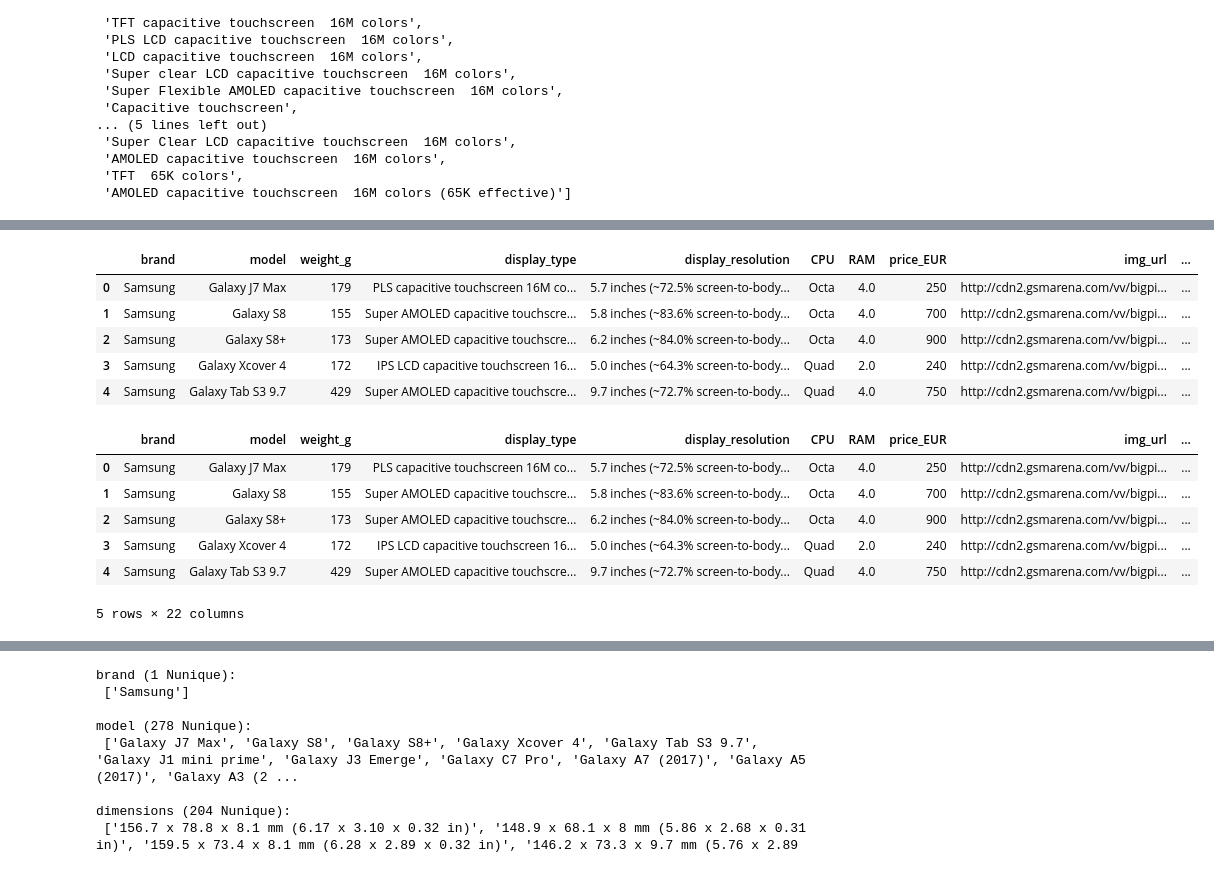
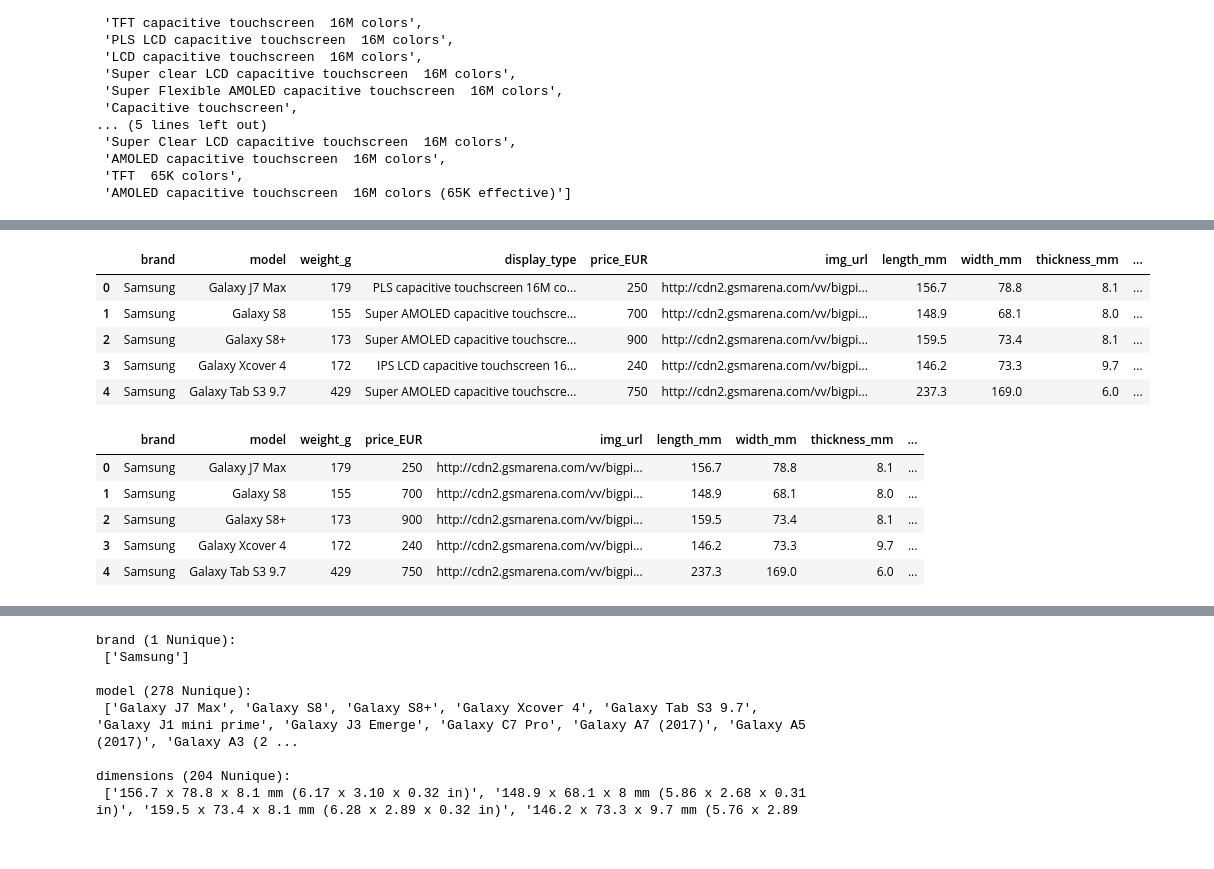
Before and after one commit to TheOX7/Handphone-SAW-Algorithm-Streamlit, a Jupyter notebook: saw.ipynb, the cells around one changed output, grey strips where cells are left out. Saved outputs shown, nothing was run; the diff lists cells and outputs as text; code cells hidden in the pictures.

Commit message:
Modify.ipynb file for Data Cleansing-2

```diff
--- a/saw.ipynb
+++ b/saw.ipynb
@@ -137,60 +146,62 @@ list(df_testing['display_type'].unique())
 # %%
 import re
 
-# 1. Ambil value persentase screen-to-body-ratio dari kolom 'display_resolution'
+# 1. Ambil nilai persentase screen-to-body-ratio dari kolom display_resolution
 df_testing['screen_to_body_ratio'] = df_testing['display_resolution'].str.extract(r'~([\d.]+)% screen-to-body ratio')
 df_testing['screen_to_body_ratio'] = pd.to_numeric(df_testing['screen_to_body_ratio'], errors='coerce')
 
-# 2. Pembersihan data untuk kolom 'CPU'
-# Anda dapat menentukan aturan pembersihan sesuai kebutuhan Anda. Contoh di bawah ini hanya menghapus teks setelah angka atau karakter tertentu.
-df_testing['CPU'] = df_testing['CPU'].apply(lambda x: re.split(r'[\s-]', x)[0])
+# 2. Ambil value GHz/MHz dari kolom CPU
+cpu_speed_extract = df_testing['CPU'].str.extract(r'(\d+(\.\d+)?) (GHz|MHz)').astype({0: 'float'})
+df_testing['cpu_speed'] = cpu_speed_extract[0] * df_testing['CPU'].apply(lambda x: 1000 if 'MHz' in x else 1)  # Convert MHz to GHz
 
-# 3. Pembersihan data untuk kolom 'RAM'
-# Misalnya, ambil hanya angka pertama dari kolom 'RAM'
-df_testing['RAM'] = df_testing['RAM'].str.extract(r'(\d+)').astype(float)
+# 3. Ambil value GB/MB dari kolom RAM
+ram_size_extract = df_testing['RAM'].str.extract(r'(\d+(\.\d+)?) (GB|MB)').astype({0: 'float'})
+df_testing['ram_size'] = ram_size_extract[0] * df_testing['RAM'].apply(lambda x: 1024 if 'MB' in x else 1)  # Convert MB to GB
+
+# Hapus kolom yang sudah tidak diperlukan
+df_testing = df_testing.drop(['display_resolution', 'CPU', 'RAM'], axis=1)
 
 # Tampilkan hasil akhir
 df_testing.head()
 # %% [output]
-|  | brand | model | weight_g | display_type | display_resolution | CPU | RAM | price_EUR | img_url | ... |
-| 0 | Samsung | Galaxy J7 Max | 179 | PLS capacitive touchscreen 16M co... | 5.7 inches (~72.5% screen-to-body... | Octa | 4.0 | 250 | http://cdn2.gsmarena.com/vv/bigpi... | ... |
-| 1 | Samsung | Galaxy S8 | 155 | Super AMOLED capacitive touchscre... | 5.8 inches (~83.6% screen-to-body... | Octa | 4.0 | 700 | http://cdn2.gsmarena.com/vv/bigpi... | ... |
-| 2 | Samsung | Galaxy S8+ | 173 | Super AMOLED capacitive touchscre... | 6.2 inches (~84.0% screen-to-body... | Octa | 4.0 | 900 | http://cdn2.gsmarena.com/vv/bigpi... | ... |
-| 3 | Samsung | Galaxy Xcover 4 | 172 | IPS LCD capacitive touchscreen 16... | 5.0 inches (~64.3% screen-to-body... | Quad | 2.0 | 240 | http://cdn2.gsmarena.com/vv/bigpi... | ... |
-| 4 | Samsung | Galaxy Tab S3 9.7 | 429 | Super AMOLED capacitive touchscre... | 9.7 inches (~72.7% screen-to-body... | Quad | 4.0 | 750 | http://cdn2.gsmarena.com/vv/bigpi... | ... |
+|  | brand | model | weight_g | display_type | price_EUR | img_url | length_mm | width_mm | thickness_mm | ... |
+| 0 | Samsung | Galaxy J7 Max | 179 | PLS capacitive touchscreen 16M co... | 250 | http://cdn2.gsmarena.com/vv/bigpi... | 156.7 | 78.8 | 8.1 | ... |
+| 1 | Samsung | Galaxy S8 | 155 | Super AMOLED capacitive touchscre... | 700 | http://cdn2.gsmarena.com/vv/bigpi... | 148.9 | 68.1 | 8.0 | ... |
+| 2 | Samsung | Galaxy S8+ | 173 | Super AMOLED capacitive touchscre... | 900 | http://cdn2.gsmarena.com/vv/bigpi... | 159.5 | 73.4 | 8.1 | ... |
+| 3 | Samsung | Galaxy Xcover 4 | 172 | IPS LCD capacitive touchscreen 16... | 240 | http://cdn2.gsmarena.com/vv/bigpi... | 146.2 | 73.3 | 9.7 | ... |
+| 4 | Samsung | Galaxy Tab S3 9.7 | 429 | Super AMOLED capacitive touchscre... | 750 | http://cdn2.gsmarena.com/vv/bigpi... | 237.3 | 169.0 | 6.0 | ... |
 # %%
 def clean_display_type(display_type):
     # Identifikasi tipe teknologi layar utama
     tech_type = re.findall(r'(Super AMOLED|IPS LCD|PLS|TFT|AMOLED)', display_type)
 
     # Identifikasi jumlah warna yang didukung
     color_support = re.findall(r'(\d+M|\d+K) colors', display_type)
 
     # Identifikasi fitur tambahan jika ada
     additional_features = re.findall(r'(Super Flexible AMOLED|Super AMOLED Plus|SC-LCD)', display_type)
 
     return {
         'technology_type': tech_type[0] if tech_type else None,
         'color_support': color_support[0] if color_support else None,
         'additional_features': additional_features
     }
 
 # Terapkan fungsi ke kolom 'display_type' dan buat kolom baru
 df_testing['display_type_cleaned'] = df_testing['display_type'].apply(clean_display_type)
 
 # Pisahkan kolom baru menjadi beberapa kolom terpisah
 df_testing = pd.concat([df_testing, pd.json_normalize(df_testing['display_type_cleaned'])], axis=1)
 
 # Hapus kolom 'display_type_cleaned' jika tidak diperlukan lagi
-df_testing = df_testing.drop('display_type_cleaned', axis=1)
+df_testing = df_testing.drop(['display_type_cleaned', 'display_type'], axis=1)
 
 # Tampilkan hasil akhir
 df_testing.head()
 # %% [output]
-|  | brand | model | weight_g | display_type | display_resolution | CPU | RAM | price_EUR | img_url | ... |
-| 0 | Samsung | Galaxy J7 Max | 179 | PLS capacitive touchscreen 16M co... | 5.7 inches (~72.5% screen-to-body... | Octa | 4.0 | 250 | http://cdn2.gsmarena.com/vv/bigpi... | ... |
-| 1 | Samsung | Galaxy S8 | 155 | Super AMOLED capacitive touchscre... | 5.8 inches (~83.6% screen-to-body... | Octa | 4.0 | 700 | http://cdn2.gsmarena.com/vv/bigpi... | ... |
-| 2 | Samsung | Galaxy S8+ | 173 | Super AMOLED capacitive touchscre... | 6.2 inches (~84.0% screen-to-body... | Octa | 4.0 | 900 | http://cdn2.gsmarena.com/vv/bigpi... | ... |
-| 3 | Samsung | Galaxy Xcover 4 | 172 | IPS LCD capacitive touchscreen 16... | 5.0 inches (~64.3% screen-to-body... | Quad | 2.0 | 240 | http://cdn2.gsmarena.com/vv/bigpi... | ... |
-| 4 | Samsung | Galaxy Tab S3 9.7 | 429 | Super AMOLED capacitive touchscre... | 9.7 inches (~72.7% screen-to-body... | Quad | 4.0 | 750 | http://cdn2.gsmarena.com/vv/bigpi... | ... |
+|  | brand | model | weight_g | price_EUR | img_url | length_mm | width_mm | thickness_mm | ... |
+| 0 | Samsung | Galaxy J7 Max | 179 | 250 | http://cdn2.gsmarena.com/vv/bigpi... | 156.7 | 78.8 | 8.1 | ... |
+| 1 | Samsung | Galaxy S8 | 155 | 700 | http://cdn2.gsmarena.com/vv/bigpi... | 148.9 | 68.1 | 8.0 | ... |
+| 2 | Samsung | Galaxy S8+ | 173 | 900 | http://cdn2.gsmarena.com/vv/bigpi... | 159.5 | 73.4 | 8.1 | ... |
+| 3 | Samsung | Galaxy Xcover 4 | 172 | 240 | http://cdn2.gsmarena.com/vv/bigpi... | 146.2 | 73.3 | 9.7 | ... |
+| 4 | Samsung | Galaxy Tab S3 9.7 | 429 | 750 | http://cdn2.gsmarena.com/vv/bigpi... | 237.3 | 169.0 | 6.0 | ... |
-5 rows × 22 columns
```
Also changed, not shown: parts of 4 cells of this notebook.
